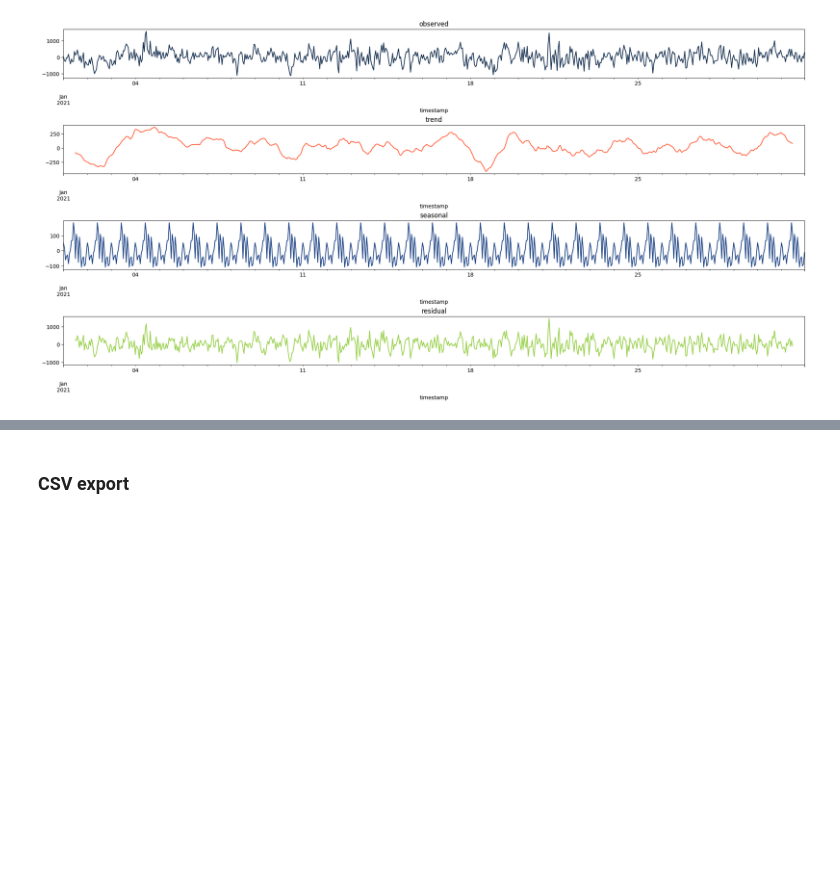
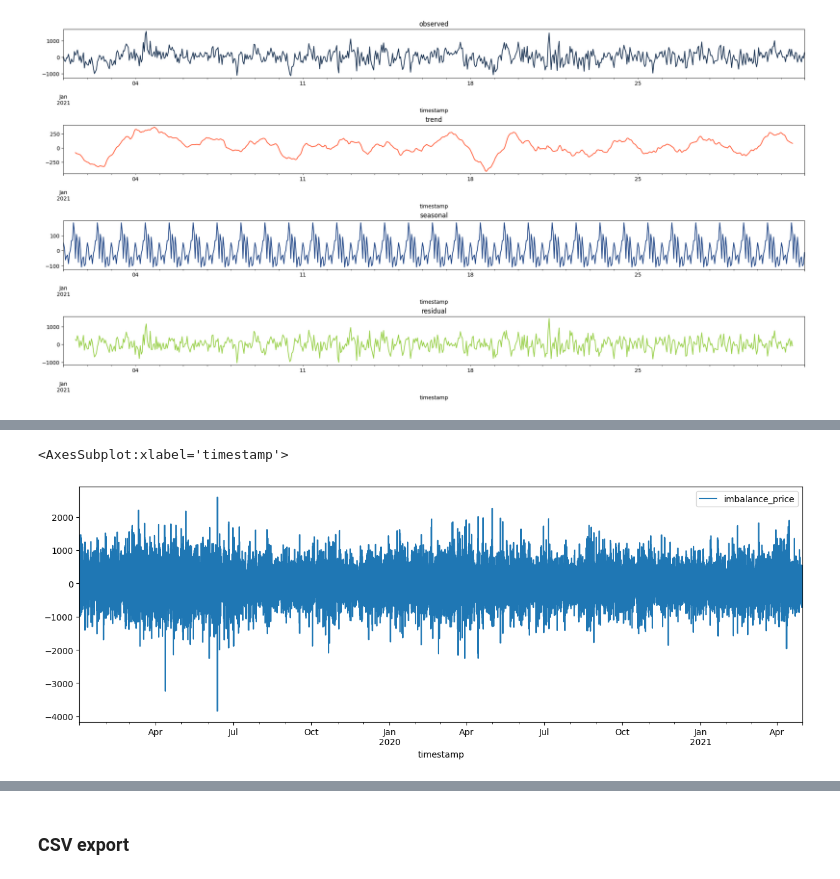
Before and after one commit to Windbenders/capstone_energy, a Jupyter notebook: notebooks/eda_imbalance_round2.ipynb, the cells around one changed output, grey strips where cells are left out. Saved outputs shown, nothing was run; the diff lists cells and outputs as text; code cells hidden in the pictures; blank space fills up the shorter version.

```diff
--- a/notebooks/eda_imbalance_round2.ipynb
+++ b/notebooks/eda_imbalance_round2.ipynb
@@ -265,0 +332,9 @@ fig.set_size_inches(20, 10);
+# %%
+imb_19_diff = imb_19_21 - imb_19_21.shift(1)
+# %%
+imb_19_diff = imb_19_diff.iloc[1:]
+# %%
+imb_19_diff.plot()
+# %% [output]
+<AxesSubplot:xlabel='timestamp'>
+[figure, added]
```
Also changed, not shown: parts of 8 cells of this notebook.
